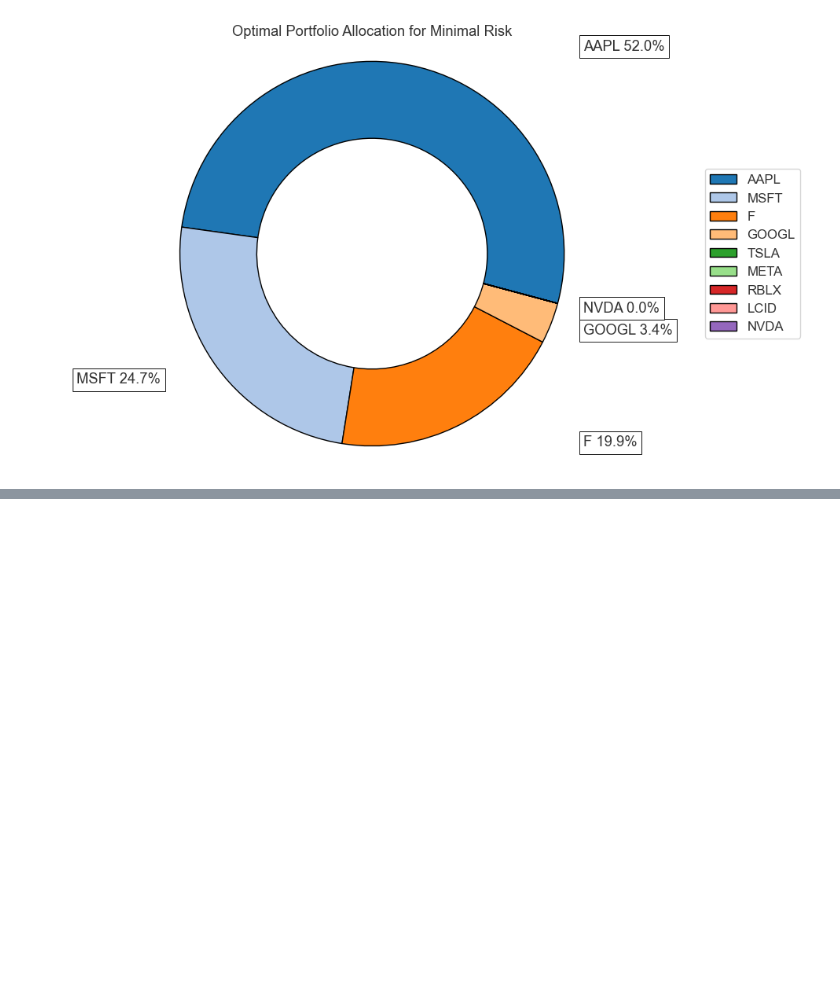
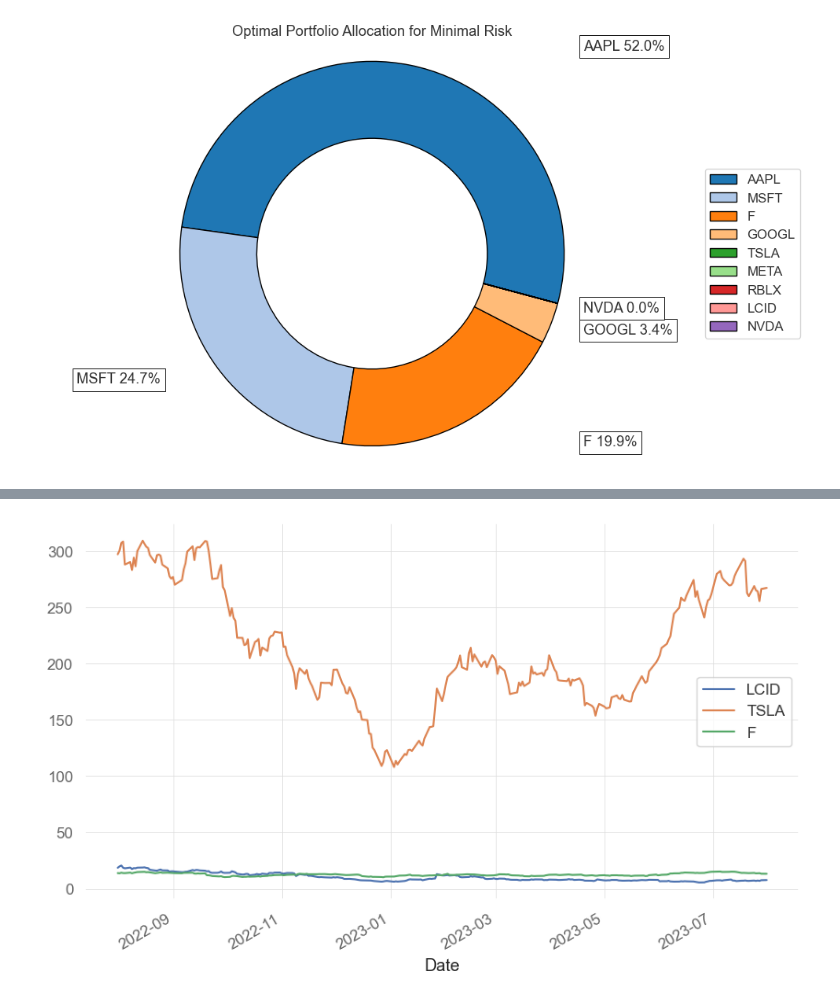
Before and after one commit to fintech-lex/innovest, a Jupyter notebook: InnoVest_Final_Demo.ipynb, the cells around one changed output, grey strips where cells are left out. Drawn from its saved outputs; the diff is of its cells as text; code cells hidden in the pictures; blank space fills up the shorter version.

```diff
--- a/InnoVest_Final_Demo.ipynb
+++ b/InnoVest_Final_Demo.ipynb
@@ -542,2 +593,6 @@ Computes a band of moving averages (sma or ema, depends on the input argument
 # %%
 # Need to determine Google Trends comparison/correlation to either Moving Averages Tables shown above
+
+ev_stock_plot2 = ev_test.data.plot(grid=True)
+# %% [output]
+[figure, added]
```
Also changed, not shown: parts of 11 cells of this notebook, 1 other file.
